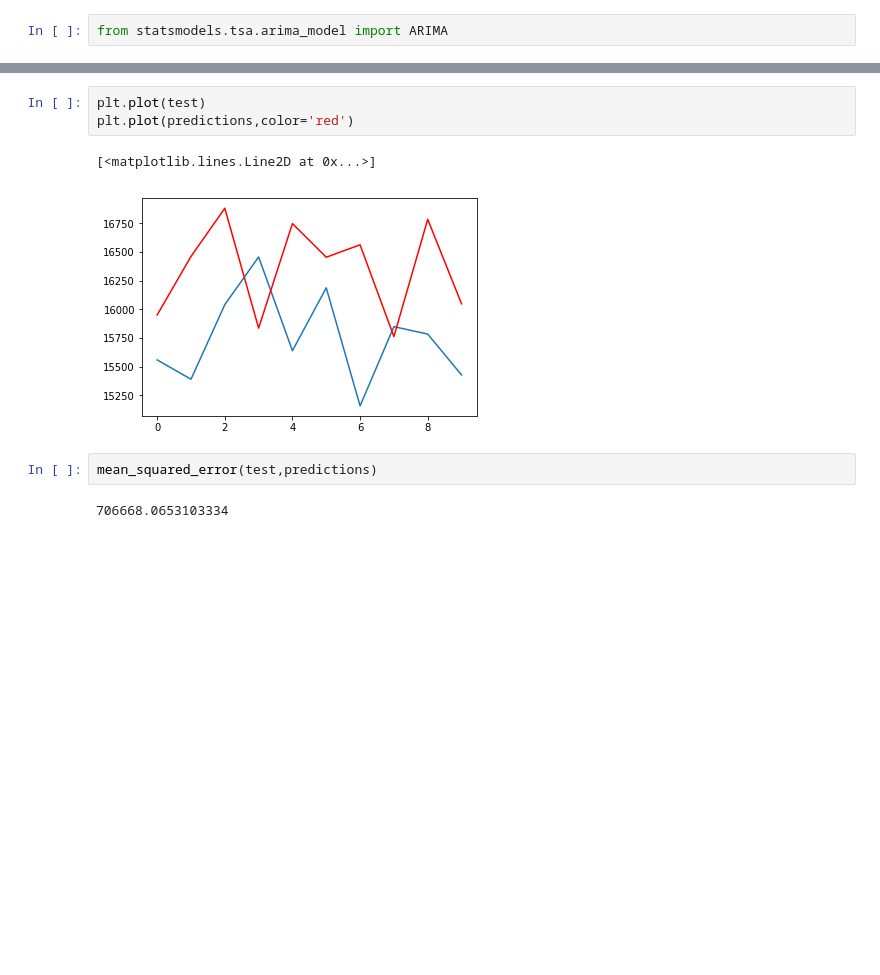
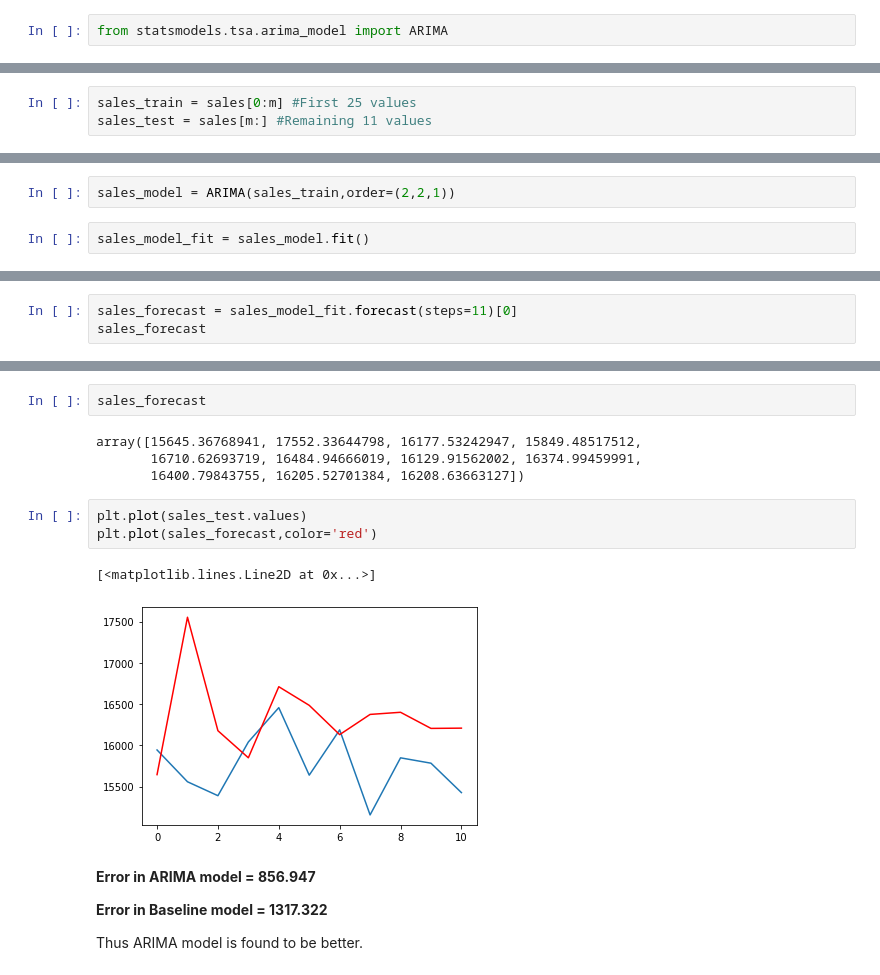
Before and after one commit to neelesh2k/Time-Series-Analysis-and-Forecasting, a Jupyter notebook: Time Series Analysis and Forecasting on Sales data.ipynb, the cells around one changed output, grey strips where cells are left out. Cells and saved outputs as stored; diff of their text form; blank space fills up the shorter version.

```diff
--- a/Time Series Analysis and Forecasting on Sales data.ipynb
+++ b/Time Series Analysis and Forecasting on Sales data.ipynb
@@ -408,0 +482,3 @@ print(model_arima_fit.aic)
+# %%
+sales_train = sales[0:m] #First 25 values
+sales_test = sales[m:] #Remaining 11 values
@@ -466,0 +492,4 @@ array([15950.97732188, 16461.10056224, 16881.98564974, 15836.2328284 ,
+# %%
+sales_model = ARIMA(sales_train,order=(2,2,1))
+# %%
+sales_model_fit = sales_model.fit()
@@ -466,0 +500,3 @@ array([15950.97732188, 16461.10056224, 16881.98564974, 15836.2328284 ,
+# %%
+sales_forecast = sales_model_fit.forecast(steps=11)[0]
+sales_forecast
@@ -467,10 +527,19 @@ array([15950.97732188, 16461.10056224, 16881.98564974, 15836.2328284 ,
+# %%
+sales_forecast
+# %% [output]
+array([15645.36768941, 17552.33644798, 16177.53242947, 15849.48517512,
+       16710.62693719, 16484.94666019, 16129.91562002, 16374.99459991,
+       16400.79843755, 16205.52701384, 16208.63663127])
 # %%
-plt.plot(test)
-plt.plot(predictions,color='red')
+plt.plot(sales_test.values)
+plt.plot(sales_forecast,color='red')
 # %% [output]
 [<matplotlib.lines.Line2D at 0x...>]
-[figure, old version]
+[figure, new version]
-# %%
-mean_squared_error(test,predictions)
-# %% [output]
-706668.0653103334
+# %% [markdown]
+**Error in ARIMA model = 856.947**
+
+**Error in Baseline model = 1317.322**
+
+
+Thus ARIMA model is found to be better.
```
Also changed, not shown: parts of 112 cells of this notebook.
